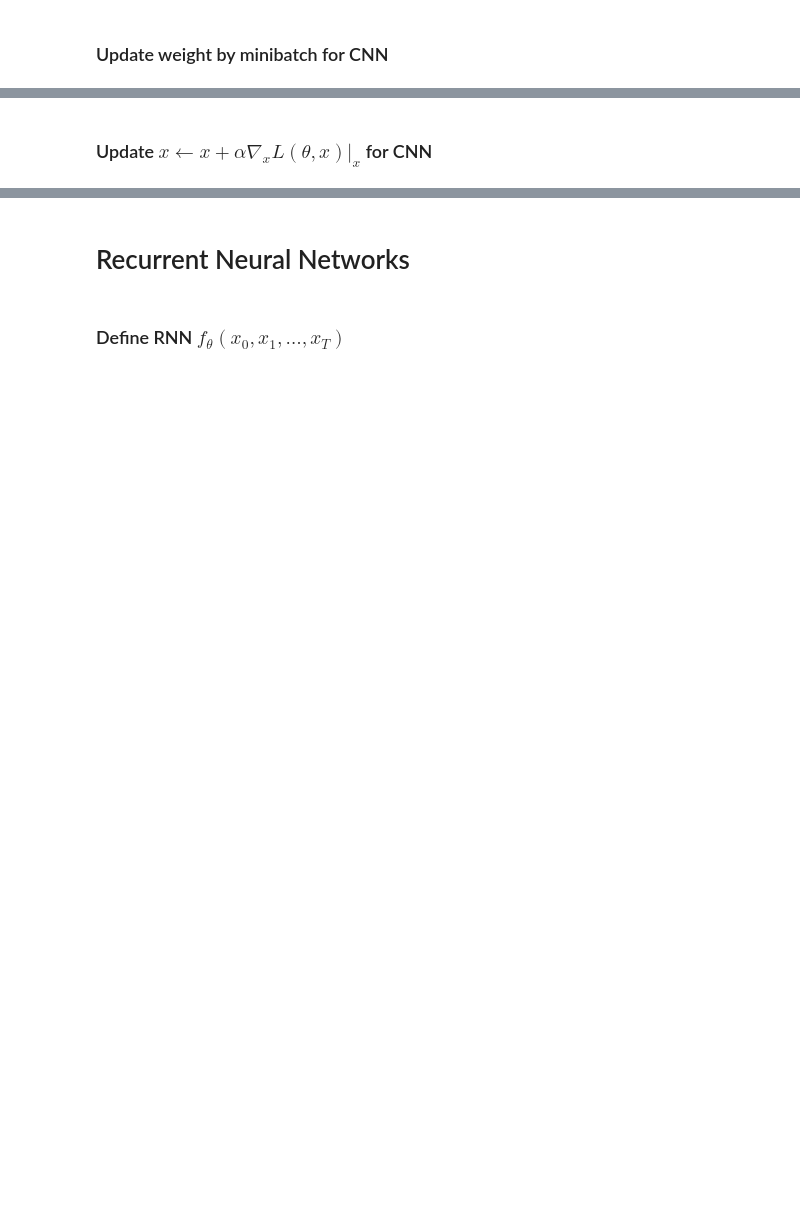
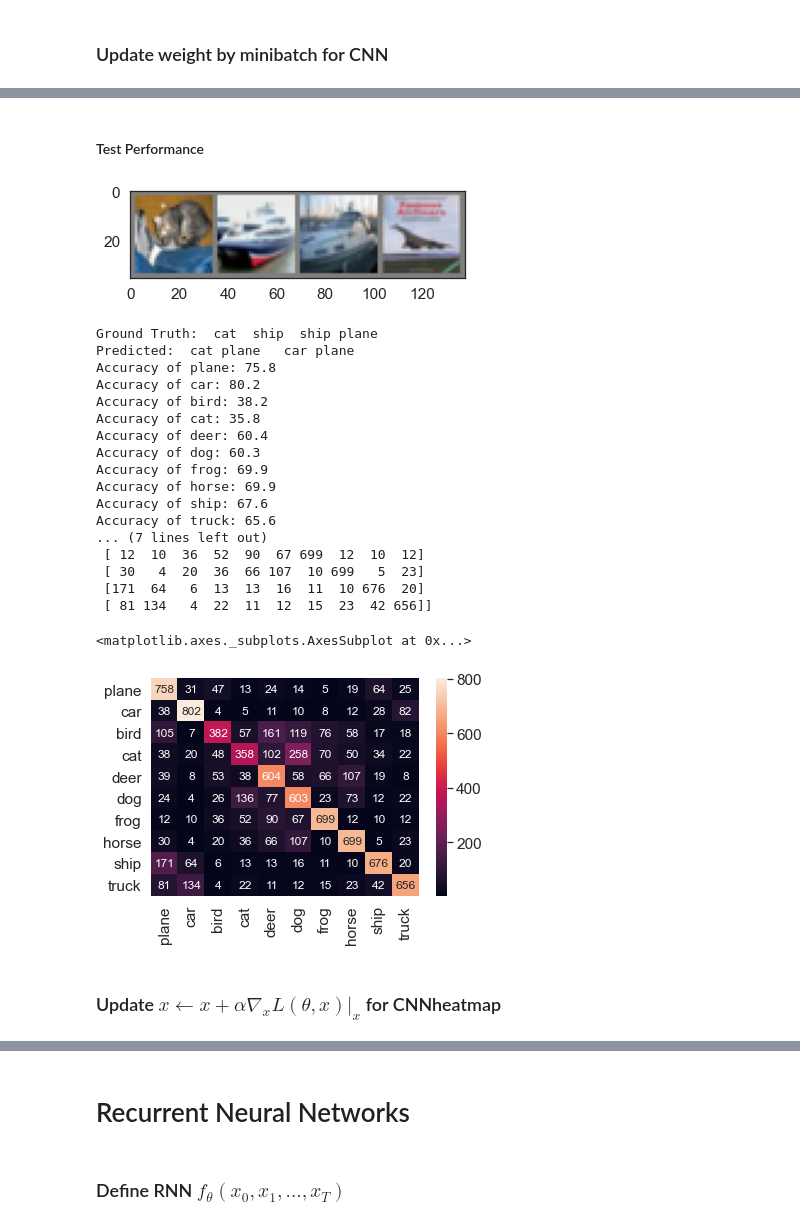
Before and after one commit to ugo-nama-kun/pytorch_notebook, a Jupyter notebook: notebook.ipynb, the cells around one changed output, grey strips where cells are left out. Drawn from its saved outputs; the diff is of its cells as text; code cells hidden in the pictures; blank space fills up the shorter version.

```diff
--- a/notebook.ipynb
+++ b/notebook.ipynb
@@ -933,2 +1120,68 @@ tensor([-8.0106, -0.0134,  2.6143])
+# %% [markdown]
+#### Test Performance
+# %%
+dataiter = iter(test_loader)
+images, labels = dataiter.next()
+
+# print images
+sns.set_style("white")
+imshow(torchvision.utils.make_grid(images))
+print("Ground Truth:" + ' '.join('%5s' % classes[labels[j]] for j in range(4)))
+
+# load network
+cnnet = CNNet()
+cnnet.load_state_dict(torch.load("./saved_network/cnnet.pth"))
+
+# predict
+predicted = cnnet.predict(images)
+print("Predicted:" + " ".join('%5s' % classes[predicted[j]] for j in range(4)))
+
+
+# Test total test data
+class_correct = list(0. for i in range(len(classes)))
+class_total = list(0. for i in range(len(classes)))
+confusion_matrix = np.zeros((len(classes), len(classes)), dtype=np.int)
+with torch.no_grad():
+    for data in test_loader:
+        images, labels = data
+        predicted = cnnet.predict(images)
+        c = (predicted == labels).squeeze()
+        for i in range(4):
+            label = labels[i]
+            class_correct[label] += c[i].item()
+            class_total[label] += 1
+            confusion_matrix[label][predicted[i]] += 1
+
+for i in range(len(classes)):
+    print(f"Accuracy of {classes[i]}: {100. * class_correct[i]/class_total[i]}")
+
+print("--- Confusion Matrix")
+print(confusion_matrix)
+
+df_cm = pd.DataFrame(confusion_matrix,
+                    classes, classes)
+sns.set(font_scale=1.4)
+sns.heatmap(df_cm, annot=True, annot_kws={"size": 12}, fmt="g")
+# %% [output]
+[figure, added]
+Ground Truth:  cat  ship  ship plane
+Predicted:  cat plane   car plane
+Accuracy of plane: 75.8
+Accuracy of car: 80.2
+Accuracy of bird: 38.2
+Accuracy of cat: 35.8
+Accuracy of deer: 60.4
+Accuracy of dog: 60.3
+Accuracy of frog: 69.9
+Accuracy of horse: 69.9
+Accuracy of ship: 67.6
+Accuracy of truck: 65.6
+... (7 lines left out)
+ [ 12  10  36  52  90  67 699  12  10  12]
+ [ 30   4  20  36  66 107  10 699   5  23]
+ [171  64   6  13  13  16  11  10 676  20]
+ [ 81 134   4  22  11  12  15  23  42 656]]
+<matplotlib.axes._subplots.AxesSubplot at 0x...>
+[figure, added]
 # %% [markdown]
-### Update $x \leftarrow x + \alpha \nabla_x L(\theta, x)|_x$ for CNN
+### Update $x \leftarrow x + \alpha \nabla_x L(\theta, x)|_x$ for CNNheatmap
```
Also changed, not shown: parts of 15 cells of this notebook, 2 other files.
